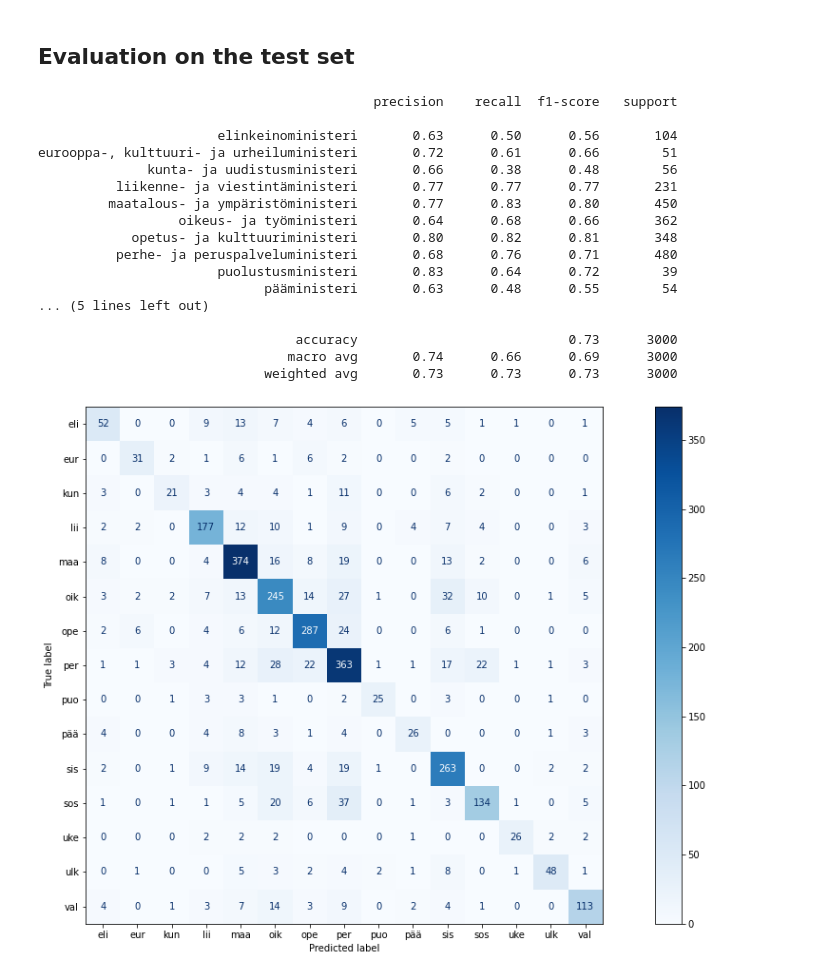
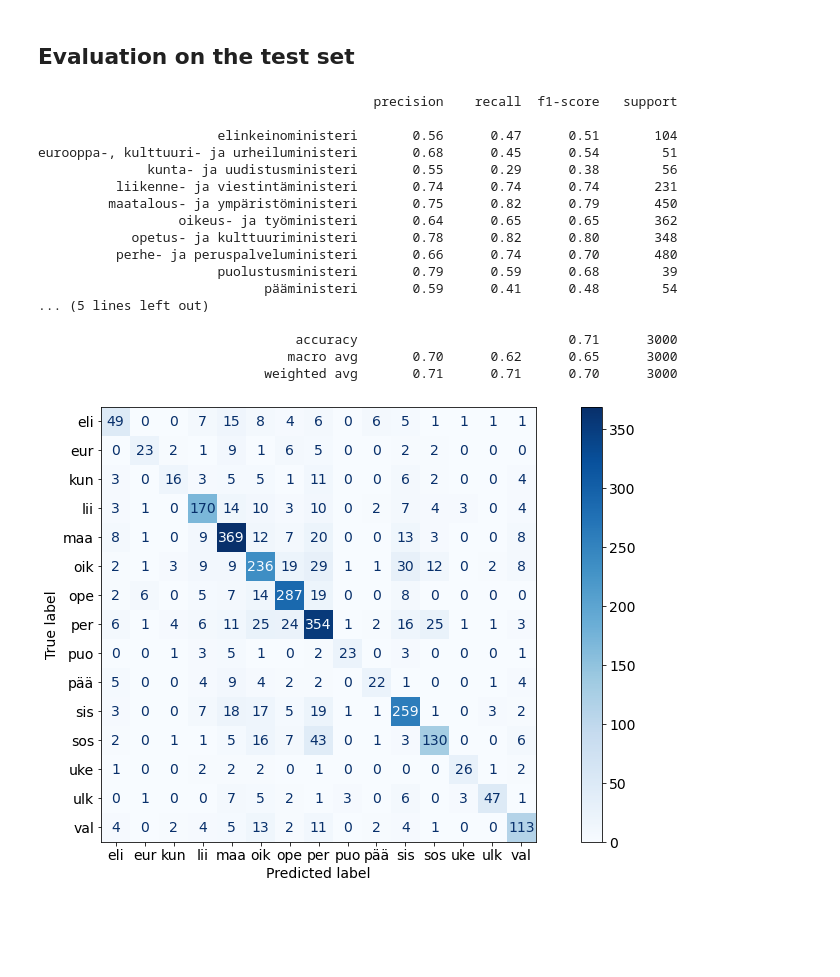
Before and after one commit to aajanki/eduskunta-vkk, a Jupyter notebook: baseline_classifier/baseline.ipynb, the cells around one changed output. Cells and saved outputs as stored; diff of their text form; code cells hidden in the pictures; blank space fills up the shorter version.

Commit message:
Cross-validate number of tokens and regularization

```diff
--- a/baseline_classifier/baseline.ipynb
+++ b/baseline_classifier/baseline.ipynb
@@ -163,0 +183,12 @@ lisääntymisterveys (39)
+# %%
+grid = {'classifier__C': [1e-2, 5e-2, 1e-1, 5e-1, 1]}
+pipe = get_pipeline(classifier='svc')
+gridsearch = GridSearchCV(pipe, grid, cv=5, scoring='f1_weighted', n_jobs=-1)
+gridsearch.fit(X_train, y_encoded)
+
+scores_C = pd.DataFrame({
+    'SVM regularization parameter': grid['classifier__C'],
+    'F1 score': gridsearch.cv_results_['mean_test_score'],
+})
+
+gridsearch.cv_results_
@@ -165,15 +240,3 @@ lisääntymisterveys (39)
 ## Train a classifier
 
 Train a linear SVM. Learn the SVM regularization parameter by cross-validation on the training set. The multiclass predictions are summarized by a weighted F1 score.
-# %%
-grid = {'classifier__C': [1e-2, 1e-1, 1]}
-pipe = get_pipeline(classifier='svc')
-
-enc = LabelEncoder()
-y_encoded = enc.fit_transform(train['class'])
-
-gridsearch = GridSearchCV(pipe, grid, cv=5, scoring='f1_weighted', refit=True, n_jobs=1, verbose=2)
-gridsearch.fit(train['sentence'], y_encoded)
-clf = gridsearch.best_estimator_
-
-gridsearch.cv_results_
@@ -223,0 +243,6 @@ Fitting 5 folds for each of 3 candidates, totalling 15 fits
+# %%
+vectorizer = build_vectorizer(max_features=100000)
+pipe = get_pipeline(classifier='svc', C=0.1)
+
+X_train = vectorizer.fit_transform(train['sentence'])
+pipe.fit(X_train, y_encoded)
@@ -224,34 +277,33 @@ Fitting 5 folds for each of 3 candidates, totalling 15 fits
 # %% [markdown]
 ## Evaluation on the test set
 # %%
-X_test = test['sentence']
+X_test = vectorizer.transform(test['sentence'])
 y_test_true = test['class']
-y_test_pred = enc.inverse_transform(clf.predict(X_test))
+y_test_pred = enc.inverse_transform(pipe.predict(X_test))
 
 print(classification_report(y_test_true, y_test_pred))
 # %% [output]
                                            precision    recall  f1-score   support
 
-                       elinkeinoministeri       0.63      0.50      0.56       104
-eurooppa-, kulttuuri- ja urheiluministeri       0.72      0.61      0.66        51
-              kunta- ja uudistusministeri       0.66      0.38      0.48        56
-          liikenne- ja viestintäministeri       0.77      0.77      0.77       231
-         maatalous- ja ympäristöministeri       0.77      0.83      0.80       450
-                  oikeus- ja työministeri       0.64      0.68      0.66       362
-            opetus- ja kulttuuriministeri       0.80      0.82      0.81       348
-          perhe- ja peruspalveluministeri       0.68      0.76      0.71       480
-                       puolustusministeri       0.83      0.64      0.72        39
-                             pääministeri       0.63      0.48      0.55        54
+                       elinkeinoministeri       0.56      0.47      0.51       104
+eurooppa-, kulttuuri- ja urheiluministeri       0.68      0.45      0.54        51
+              kunta- ja uudistusministeri       0.55      0.29      0.38        56
+          liikenne- ja viestintäministeri       0.74      0.74      0.74       231
+         maatalous- ja ympäristöministeri       0.75      0.82      0.79       450
+                  oikeus- ja työministeri       0.64      0.65      0.65       362
+            opetus- ja kulttuuriministeri       0.78      0.82      0.80       348
+          perhe- ja peruspalveluministeri       0.66      0.74      0.70       480
+                       puolustusministeri       0.79      0.59      0.68        39
+                             pääministeri       0.59      0.41      0.48        54
 ... (5 lines left out)
 
-                                 accuracy                           0.73      3000
-                                macro avg       0.74      0.66      0.69      3000
-                             weighted avg       0.73      0.73      0.73      3000
+                                 accuracy                           0.71      3000
+                                macro avg       0.70      0.62      0.65      3000
+                             weighted avg       0.71      0.71      0.70      3000
 # %%
-display_labels = [short_names[x] for x in enc.inverse_transform(clf.classes_)]
+display_labels = [short_names[x] for x in enc.inverse_transform(pipe.classes_)]
 cm = confusion_matrix(y_test_true, y_test_pred)
 disp = ConfusionMatrixDisplay(confusion_matrix=cm, display_labels=display_labels)
-disp.plot(cmap=plt.cm.Blues, values_format='d')
-plt.show()
+disp.plot(cmap=plt.cm.Blues, values_format='d');
 # %% [output]
-[figure, old version]
+[figure, new version]
```
Also changed, not shown: parts of 14 cells of this notebook.
